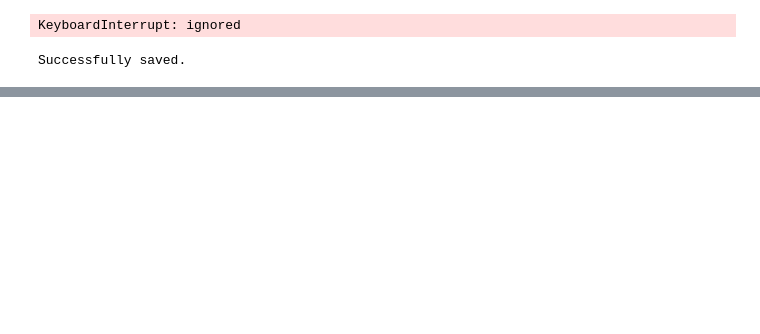
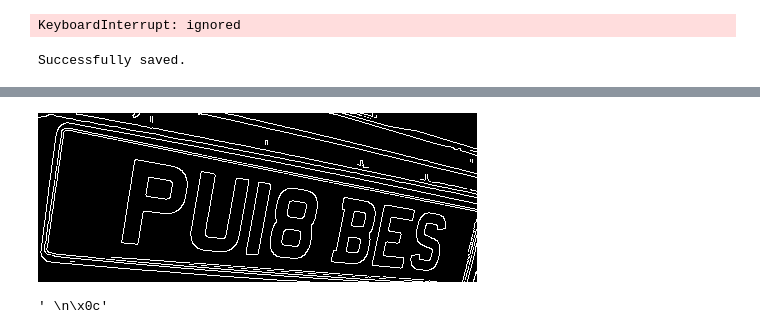
Before and after one commit to KKN18/Car-License-Plate-Detector, a Jupyter notebook: Car_License_Plate_Detector.ipynb, the cells around one changed output, grey strips where cells are left out. Cells and saved outputs as stored; diff of their text form; code cells hidden in the pictures; blank space fills up the shorter version.

```diff
--- a/Car_License_Plate_Detector.ipynb
+++ b/Car_License_Plate_Detector.ipynb
@@ -260,0 +299,26 @@ Label = [0.4375, 0.535, 0.42696629213483145, 0.49063670411985016]
+# %%
+def get_grayscale(image):
+    return cv2.cvtColor(image, cv2.COLOR_BGR2GRAY)
+
+def thresholding(image):
+    return cv2.threshold(image, 0, 255, cv2.THRESH_BINARY + cv2.THRESH_OTSU)[1]
+
+def opening(image):
+    kernel = np.ones((5,5),np.uint8)
+    return cv2.morphologyEx(image, cv2.MORPH_OPEN, kernel)
+
+def canny(image):
+    return cv2.Canny(image, 100, 200)
+# %%
+gray = get_grayscale(plateImage)
+thresh = thresholding(gray)
+opening = opening(gray)
+canny = canny(gray)
+cv2_imshow(canny)
+# %% [output]
+[figure, added]
+# %%
+text = pt.image_to_string(canny)
+text
+# %% [output]
+' \n\x0c'
```
Also changed, not shown: parts of 9 cells of this notebook.
